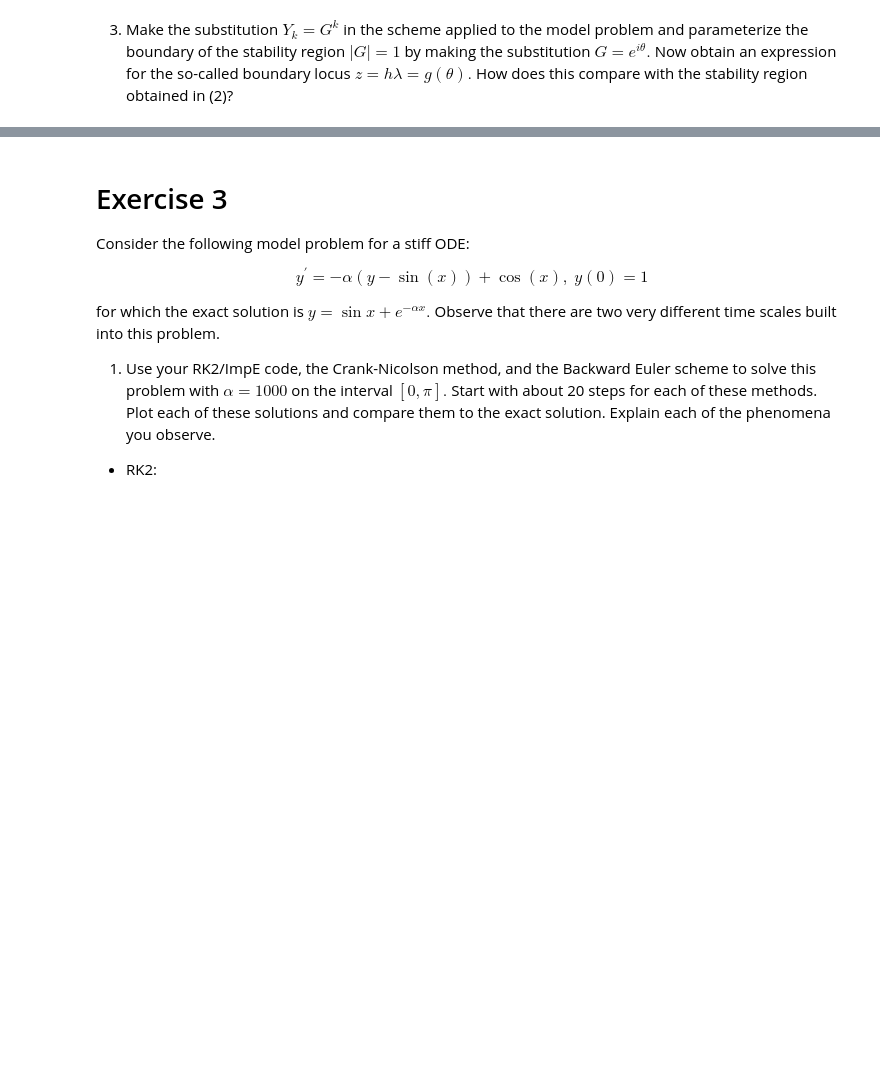
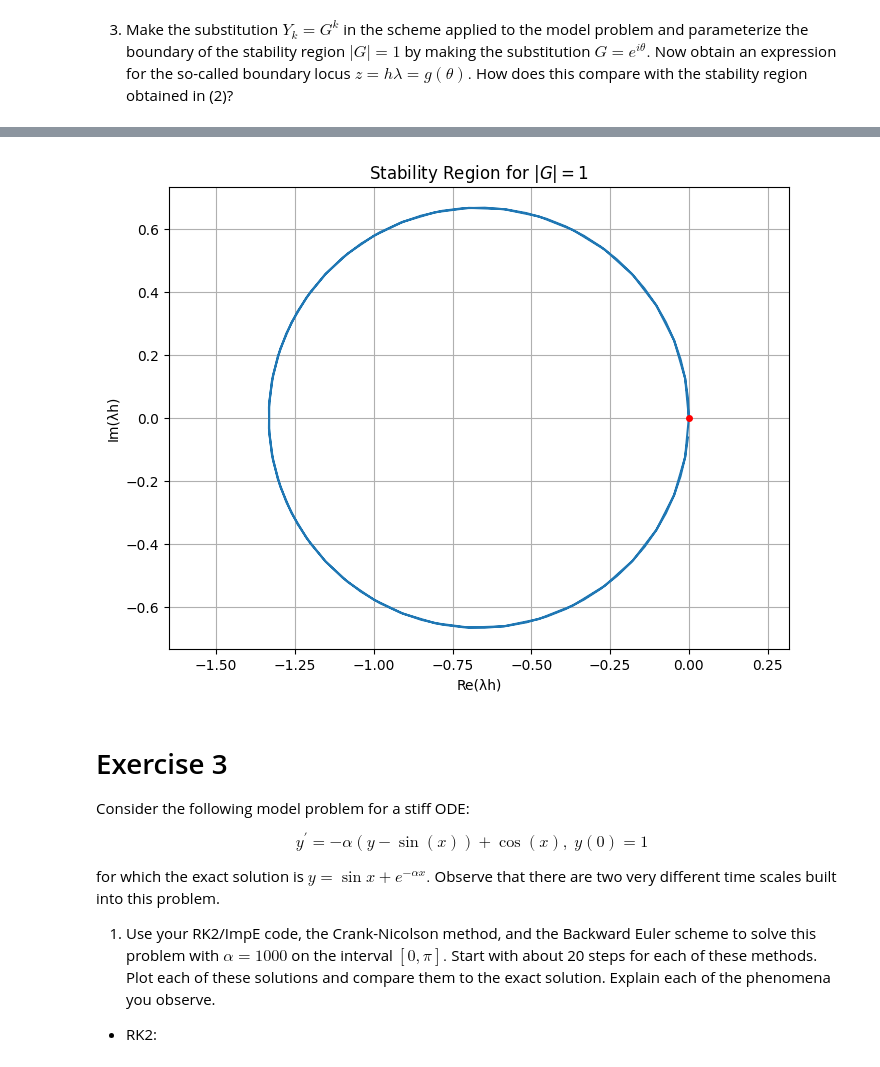
Before and after one commit to lfranz922/Math-406, a Jupyter notebook: Assignment_3_student.ipynb, the cells around one changed output, grey strips where cells are left out. Cells and saved outputs as stored; diff of their text form; code cells hidden in the pictures; blank space fills up the shorter version.

```diff
--- a/Assignment_3_student.ipynb
+++ b/Assignment_3_student.ipynb
@@ -349,3 +413,30 @@ YOUR ANSWER HERE
+# %%
+def z(theta):
+    return 2*(np.exp(2j*theta) - 1) / (3+np.exp(1j*theta))
+
+theta = np.linspace(0, 2*np.pi, 100, endpoint=False)
+
+val = z(theta)
+
+# Create plot
+plt.figure(figsize=(8, 6))
+
+# Fill stable region (|G| < 1)
+plt.plot(np.real(val), np.imag(val))
+
+# Add reference point at origin
+plt.plot(0, 0, 'ro', markersize=4)
+
+# Add grid and labels
+plt.grid(True)
+plt.xlabel('Re(λh)')
+plt.ylabel('Im(λh)')
+plt.title(r'Stability Region for $|G| = 1$')
+plt.axis('equal')
+
+plt.show()
+# %% [output]
+[figure, added]
 # %% [markdown]
 # Exercise 3
 
```
Also changed, not shown: parts of 9 cells of this notebook.
